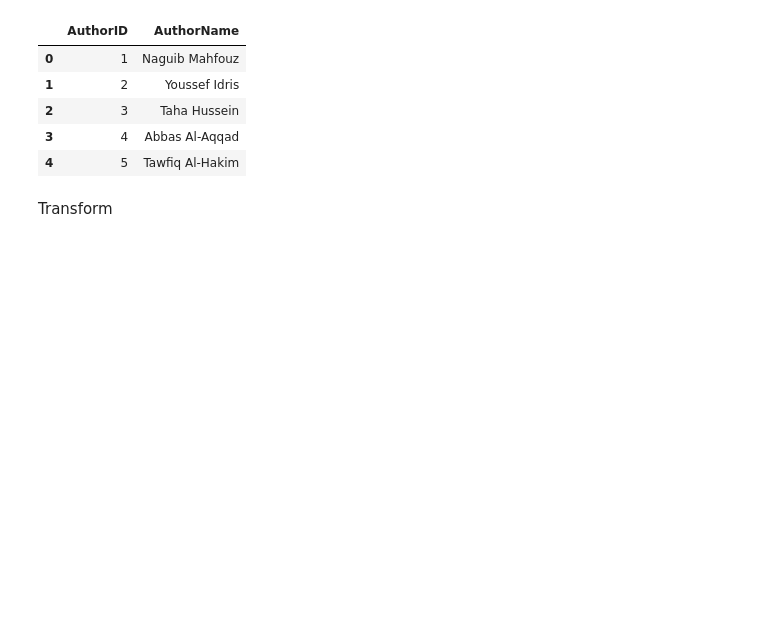
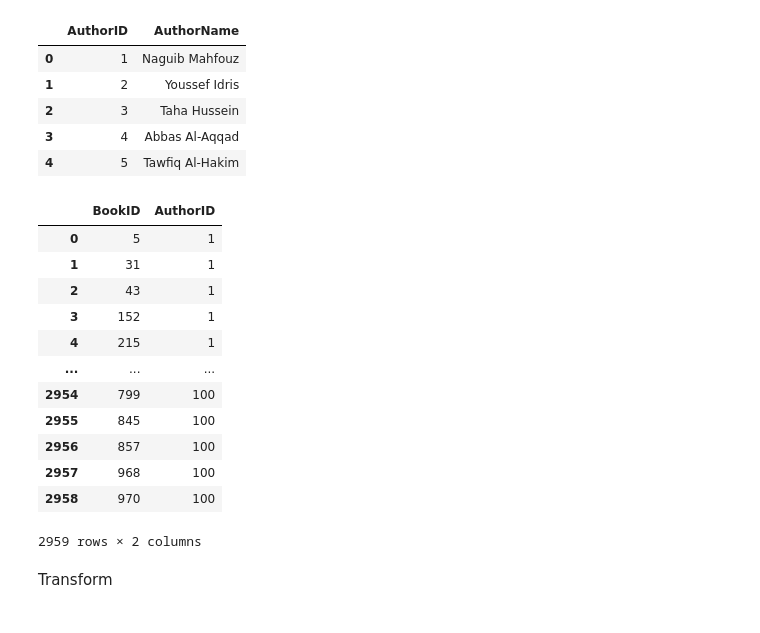
Before and after one commit to AbdelrahmanAlis/BookStore-DWH-ETL, a Jupyter notebook: notebooks/pipeline.ipynb, the cells around one changed output. Cells and saved outputs as stored; diff of their text form; code cells hidden in the pictures; blank space fills up the shorter version.

```diff
--- a/notebooks/pipeline.ipynb
+++ b/notebooks/pipeline.ipynb
@@ -84,6 +83,23 @@ df_author.head(5)
 | 2 | 3 | Taha Hussein |
 | 3 | 4 | Abbas Al-Aqqad |
 | 4 | 5 | Tawfiq Al-Hakim |
+# %%
+df_bridge = pd.read_sql("select BookID, AuthorID from Author_Book", source_connection)
+df_bridge
+# %% [output]
+|  | BookID | AuthorID |
+| 0 | 5 | 1 |
+| 1 | 31 | 1 |
+| 2 | 43 | 1 |
+| 3 | 152 | 1 |
+| 4 | 215 | 1 |
+| ... | ... | ... |
+| 2954 | 799 | 100 |
+| 2955 | 845 | 100 |
+| 2956 | 857 | 100 |
+| 2957 | 968 | 100 |
+| 2958 | 970 | 100 |
+2959 rows × 2 columns
 # %%
 source_connection.close()
 # %% [markdown]
```
Also changed, not shown: parts of 12 cells of this notebook.
